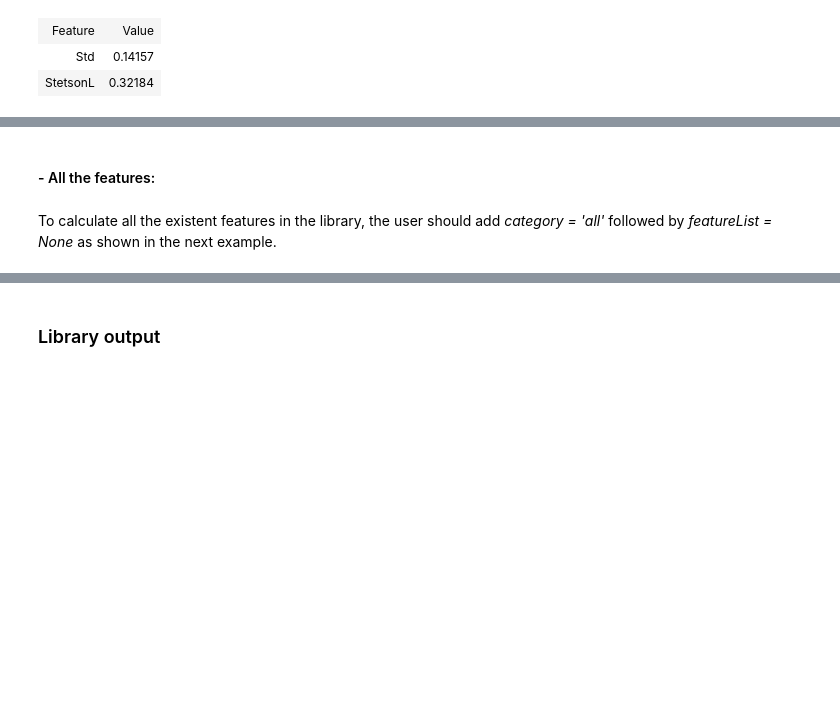
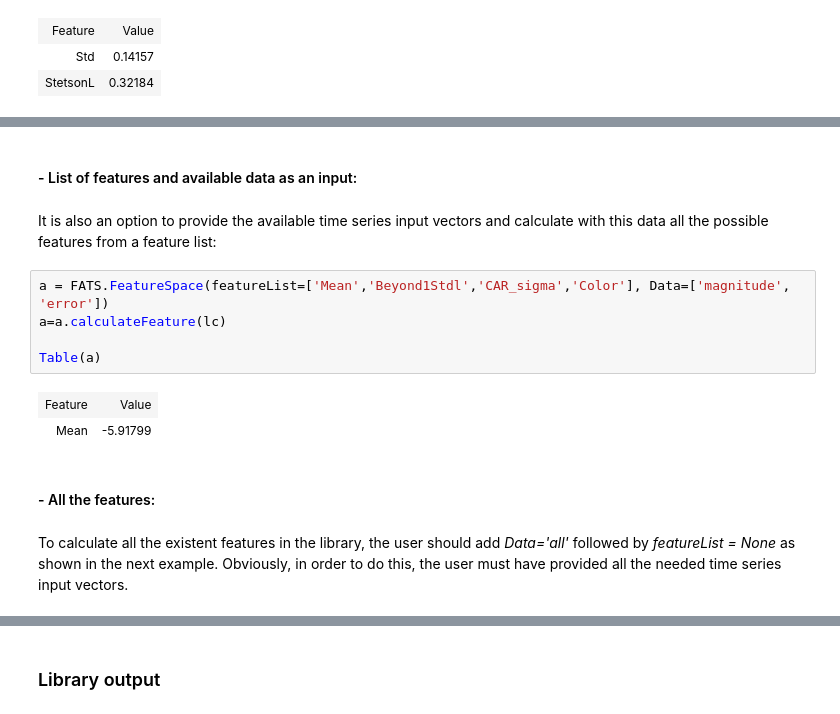
Before and after one commit to isadoranun/time-series-feats, a Jupyter notebook: FeaturesDocumentation.ipynb, the cells around one changed output, grey strips where cells are left out. Drawn from its saved outputs; the diff is of its cells as text; blank space fills up the shorter version.

```diff
--- a/FeaturesDocumentation.ipynb
+++ b/FeaturesDocumentation.ipynb
@@ -250,5 +252,17 @@ Table(a)
+# %% [markdown]
+#### - List of features and available data as an input:
+# %% [markdown]
+It is also an option to provide the available time series input vectors and calculate with this data all the possible features from a feature list:
+# %%
+a = FATS.FeatureSpace(featureList=['Mean','Beyond1Stdl','CAR_sigma','Color'], Data=['magnitude', 'error'])
+a=a.calculateFeature(lc)
+
+Table(a)
+# %% [output]
+| Feature | Value |
+| Mean | -5.91799 |
 # %% [markdown]
 #### - All the features:
 # %% [markdown]
-To calculate all the existent features in the library, the user should add *category = 'all'* followed by *featureList = None* as shown in the next example.
+To calculate all the existent features in the library, the user should add *Data='all'* followed by *featureList = None* as shown in the next example. Obviously, in order to do this, the user must have provided all the needed time series input vectors.
 # %%
```
Also changed, not shown: parts of 15 cells of this notebook, 3 other files.
